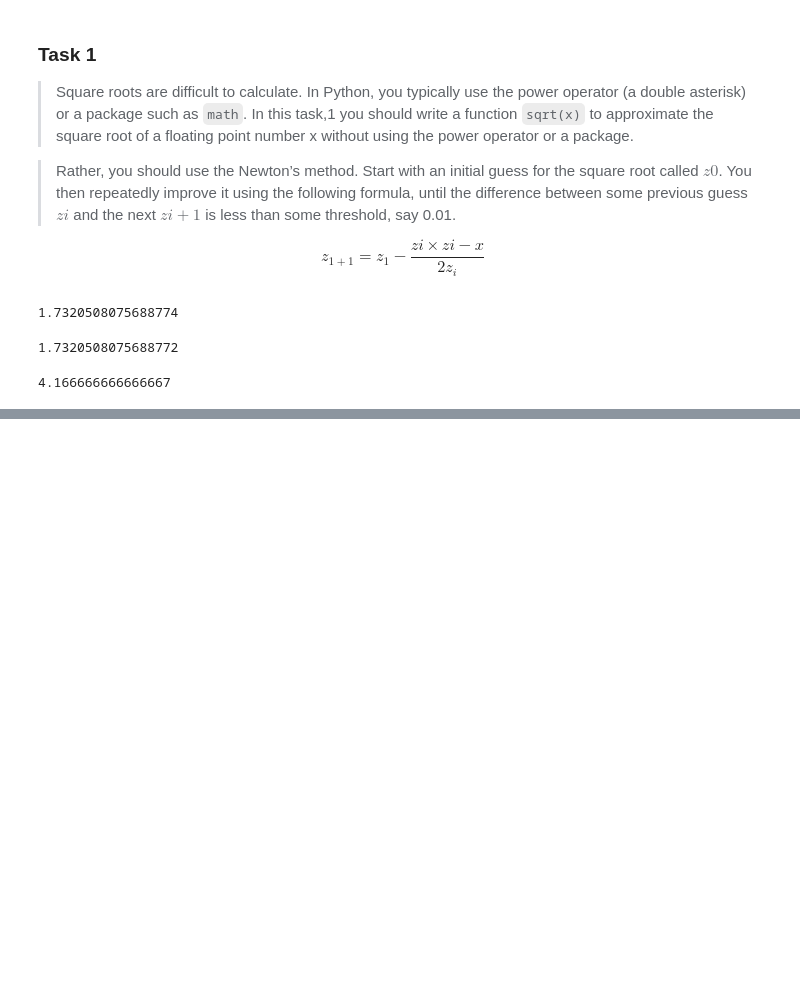
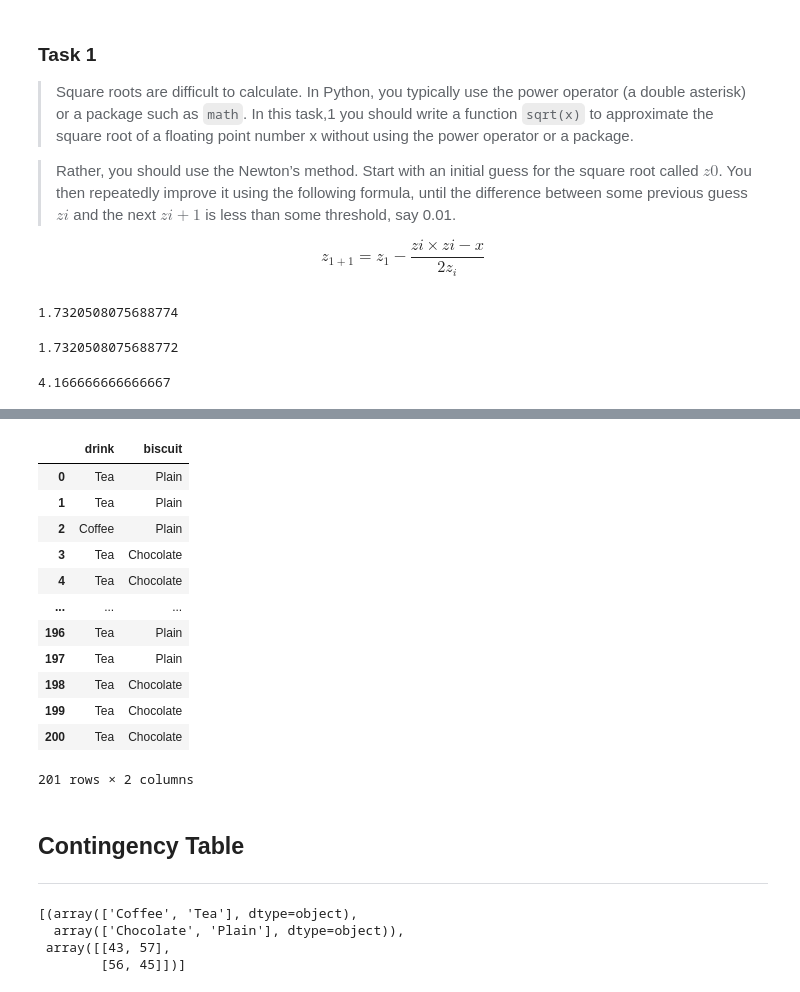
Before and after one commit to martincusack979/machine_learning_and_statistics, a Jupyter notebook: tasks.ipynb, the cells around one changed output, grey strips where cells are left out. Cells and saved outputs as stored; diff of their text form; code cells hidden in the pictures; blank space fills up the shorter version.

Commit message:
contingency table

```diff
--- a/tasks.ipynb
+++ b/tasks.ipynb
@@ -64,0 +131,6 @@ print (z)
+# %%
+# Fifty-six tea drinkers who preferred chocolate biscuits
+tea_choc = [['Tea', 'Chocolate']] * 56
+
+# Show
+tea_choc
@@ -64,0 +155,6 @@ print (z)
+# %%
+# Forty-five tea drinkers who preferred plain biscuits
+tea_plain = [['Tea', 'Plain']] * 45
+
+# Show
+tea_plain
@@ -64,0 +179,6 @@ print (z)
+# %%
+# Raw data, merge the four lists.
+raw_data = coffee_choc + coffee_plain + tea_choc + tea_plain
+
+# Show.
+raw_data
@@ -64,0 +227,7 @@ print (z)
+# %%
+# Zip the list - make the rows columns and the columns rows.
+# Interchanges the outer and inner lists.
+drink, biscuit = list(zip(*raw_data))
+
+# Show.
+drink, biscuit
@@ -64,0 +252,37 @@ print (z)
+# %%
+# Create data frame
+df = pd.DataFrame({'drink': drink, 'biscuit': biscuit})
+
+# Show
+df
+# %% [output]
+|  | drink | biscuit |
+| 0 | Tea | Plain |
+| 1 | Tea | Plain |
+| 2 | Coffee | Plain |
+| 3 | Tea | Chocolate |
+| 4 | Tea | Chocolate |
+| ... | ... | ... |
+| 196 | Tea | Plain |
+| 197 | Tea | Plain |
+| 198 | Tea | Chocolate |
+| 199 | Tea | Chocolate |
+| 200 | Tea | Chocolate |
+201 rows × 2 columns
+# %% [markdown]
+## Contingency Table
+
+***
+# %%
+# Perform Crosstabs Contingency.
+cross = ss.contingency.crosstab(df['drink'], df['biscuit'])
+
+cross1 = list(cross)
+
+# Show.
+cross1
+# %% [output]
+[(array(['Coffee', 'Tea'], dtype=object),
+  array(['Chocolate', 'Plain'], dtype=object)),
+ array([[43, 57],
+        [56, 45]])]
```
Also changed, not shown: parts of 12 cells of this notebook, 1 other file.
